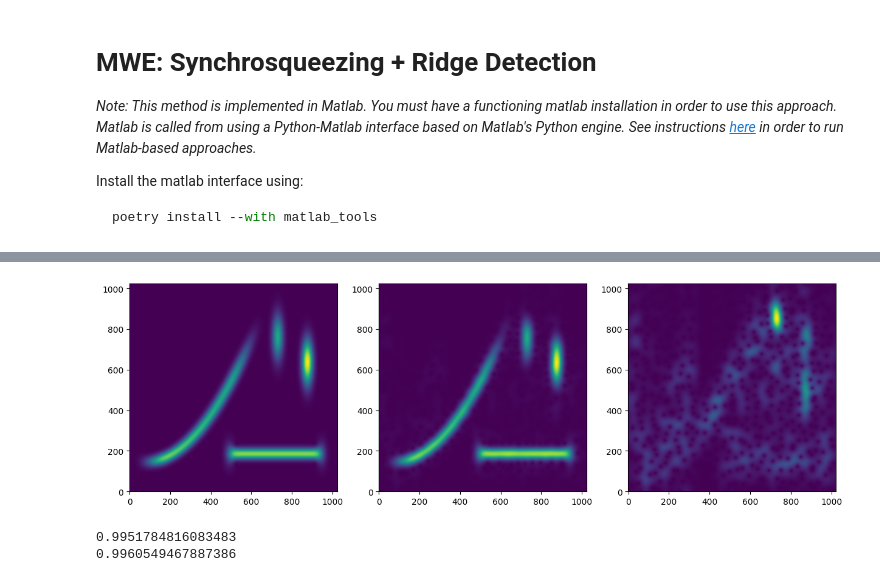
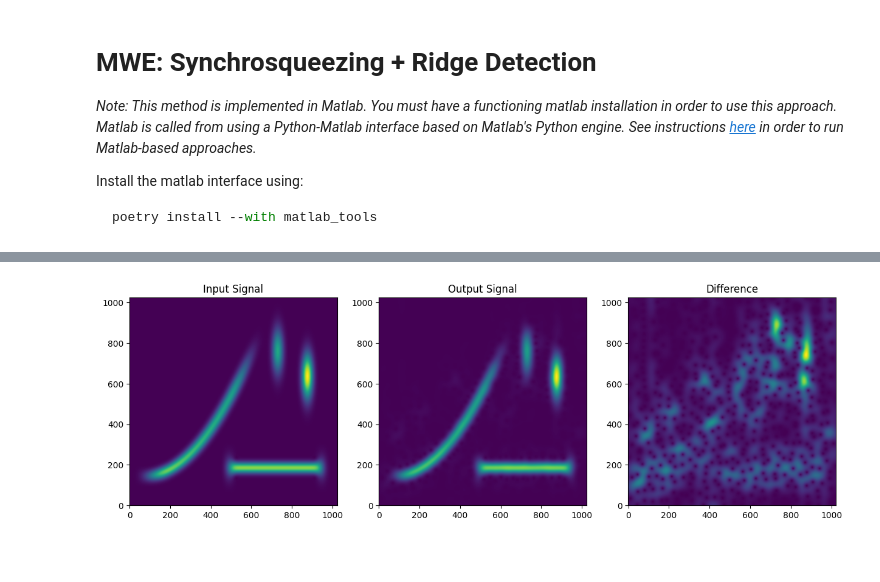
Before and after one commit to jmiramont/benchmarks-detection-denoising, a Jupyter notebook: notebooks/demo_method_SST_RD.ipynb, the cells around one changed output, grey strips where cells are left out. Cells and saved outputs as stored; diff of their text form; code cells hidden in the pictures; blank space fills up the shorter version.

```diff
--- a/notebooks/demo_method_SST_RD.ipynb
+++ b/notebooks/demo_method_SST_RD.ipynb
@@ -63,14 +60,11 @@ plt.plot(signal_output[tmin:tmax],'--')
 # %%
 fig, ax = plt.subplots(1,3,figsize = (15,5))
 ax[0].imshow(abs(F), origin='lower')#, cmap=cmocean.cm.deep)
+ax[0].set_title('Input Signal')
 ax[1].imshow(abs(F_output), origin='lower')#, cmap=cmocean.cm.deep)
+ax[1].set_title('Output Signal')
 ax[2].imshow(abs(F_output-F), origin='lower')#, cmap=cmocean.cm.deep)
+ax[2].set_title('Difference')
 plt.show()
 # %% [output]
-[figure, old version]
+[figure, new version]
-# %%
-print(corr_comps(s,signal))
-print(corr_comps(s,signal_output))
-# %% [output]
-0.9951784816083483
-0.9960549467887386
```
Also changed, not shown: parts of 2 cells of this notebook, 12 other files.
